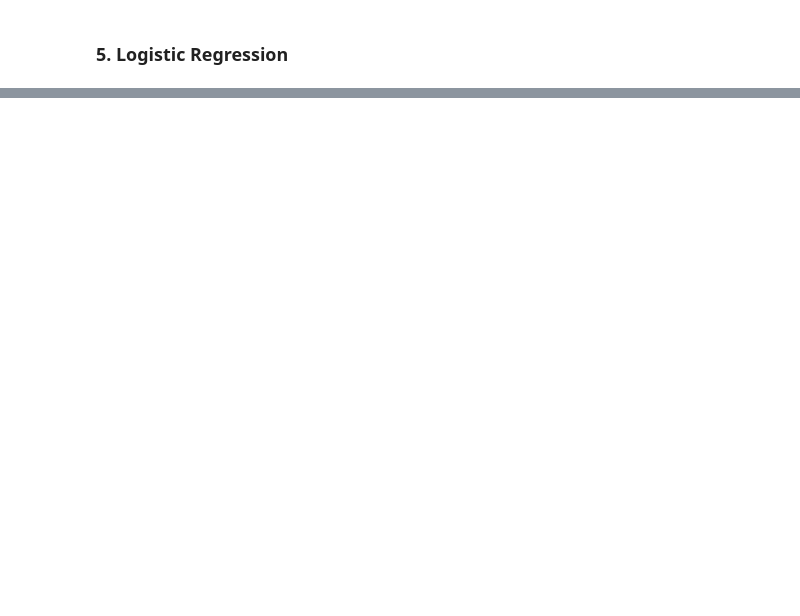
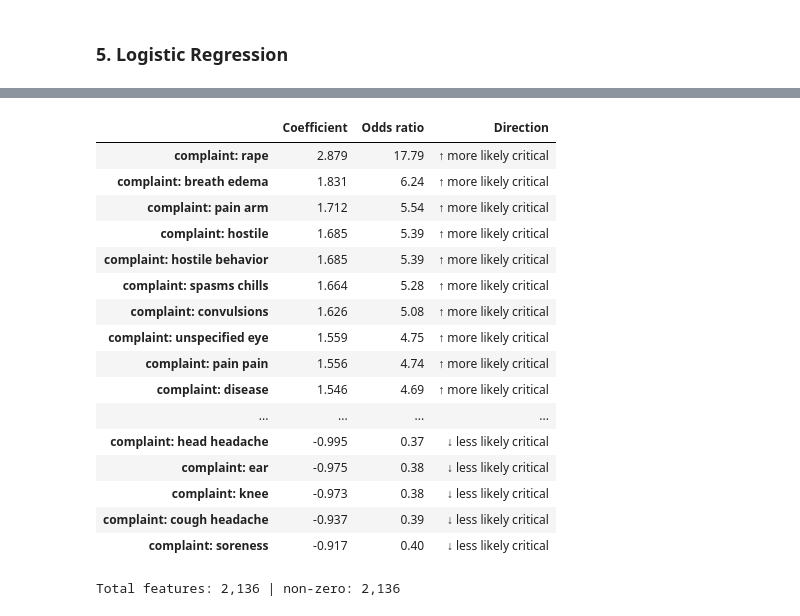
Before and after one commit to sabrinatouch/ER-triage-acuity-model, a Jupyter notebook: er-triage-acuity.ipynb, the cells around one changed output, grey strips where cells are left out. Saved outputs shown, nothing was run; the diff lists cells and outputs as text; code cells hidden in the pictures; blank space fills up the shorter version.

```diff
--- a/er-triage-acuity.ipynb
+++ b/er-triage-acuity.ipynb
@@ -82,11 +136,11 @@ def make_split(df, years):
     y_binary = y_esi.isin([1, 2]).astype(int)         # 1 = critical (ESI 1-2), 0 = non-critical (ESI 3-5)
     return X, y_binary, y_esi
 
-X_train, y_train_binary, y_train = make_split(data_full, SPLIT_YEARS['train'])
-X_test,  y_test_binary,  y_test  = make_split(data_full, SPLIT_YEARS['test'])
+X_train, y_train_binary, y_train = make_split(data_full_encoded, SPLIT_YEARS['train'])
+X_test,  y_test_binary,  y_test  = make_split(data_full_encoded, SPLIT_YEARS['test'])
 
 # Every row lands in exactly one set
-assert len(X_train) + len(X_test) == len(data_full), "Rows lost or duplicated in split"
+assert len(X_train) + len(X_test) == len(data_full_encoded), "Rows lost or duplicated in split"
 
 # Summary: size and share of critical patients per set
 display(pd.DataFrame({
@@ -133,0 +192,8 @@ FPR    = 0.147  (95% CI 0.139-0.156, n = 7052)
+# %%
+TARGET_FPR = 0.15
+
+def recall_at_fpr(estimator, X, y):
+    """Recall at the threshold that keeps FPR <= TARGET_FPR."""
+    probs = estimator.predict_proba(X)[:, 1]     # P(critical) for each patient
+    fpr, tpr, _ = roc_curve(y, probs)            # FPR and recall at every possible threshold
+    return tpr[fpr <= TARGET_FPR].max()          # best recall among thresholds within budget
@@ -135,0 +226,6 @@ FPR    = 0.147  (95% CI 0.139-0.156, n = 7052)
+# %%
+# --- Full pipeline: preprocessing -> logistic regression ---
+lr_pipeline = Pipeline([
+    ('prep',  preprocess),
+    ('model', LogisticRegression(solver='saga', C=1.0, l1_ratio=0, max_iter=5000, random_state=SEED)),
+])
@@ -135,0 +386,34 @@ FPR    = 0.147  (95% CI 0.139-0.156, n = 7052)
+# %%
+feature_names = lr_model.named_steps['prep'].get_feature_names_out()
+coefs = pd.Series(lr_model.named_steps['model'].coef_[0], index=feature_names)
+
+# Readable names: 'cc__chest pain' -> 'complaint: chest pain', 'num__age' -> 'age'
+coefs.index = (coefs.index.str.replace('cc__', 'complaint: ', regex=False)
+                          .str.replace('inj__', 'injury cause: ', regex=False)
+                          .str.replace('num__', '', regex=False))
+
+top = pd.concat([coefs.nlargest(15), coefs.nsmallest(15)])
+display(pd.DataFrame({'Coefficient': top.round(3),
+                      'Odds ratio': np.exp(top).round(2),
+                      'Direction': np.where(top > 0, '↑ more likely critical', '↓ less likely critical')}))
+
+print(f"Total features: {len(coefs):,} | non-zero: {(coefs != 0).sum():,}")
+# %% [output]
+|  | Coefficient | Odds ratio | Direction |
+| complaint: rape | 2.879 | 17.79 | ↑ more likely critical |
+| complaint: breath edema | 1.831 | 6.24 | ↑ more likely critical |
+| complaint: pain arm | 1.712 | 5.54 | ↑ more likely critical |
+| complaint: hostile | 1.685 | 5.39 | ↑ more likely critical |
+| complaint: hostile behavior | 1.685 | 5.39 | ↑ more likely critical |
+| complaint: spasms chills | 1.664 | 5.28 | ↑ more likely critical |
+| complaint: convulsions | 1.626 | 5.08 | ↑ more likely critical |
+| complaint: unspecified eye | 1.559 | 4.75 | ↑ more likely critical |
+| complaint: pain pain | 1.556 | 4.74 | ↑ more likely critical |
+| complaint: disease | 1.546 | 4.69 | ↑ more likely critical |
+| ... | ... | ... | ... |
+| complaint: head headache | -0.995 | 0.37 | ↓ less likely critical |
+| complaint: ear | -0.975 | 0.38 | ↓ less likely critical |
+| complaint: knee | -0.973 | 0.38 | ↓ less likely critical |
+| complaint: cough headache | -0.937 | 0.39 | ↓ less likely critical |
+| complaint: soreness | -0.917 | 0.40 | ↓ less likely critical |
+Total features: 2,136 | non-zero: 2,136
```
Also changed, not shown: parts of 30 cells of this notebook, 1 other file.
